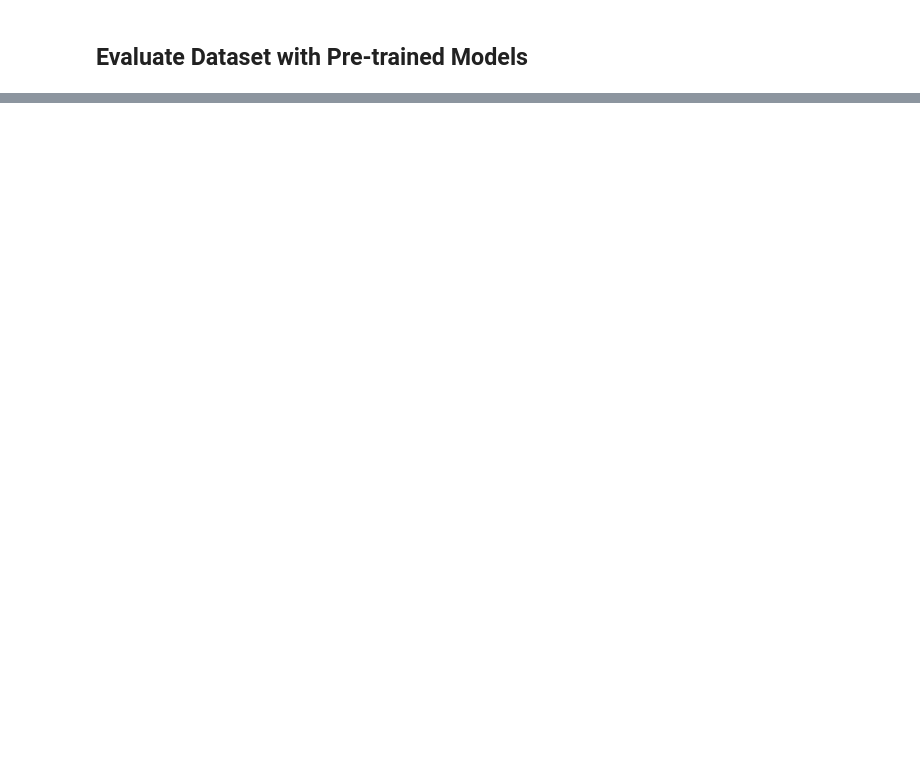
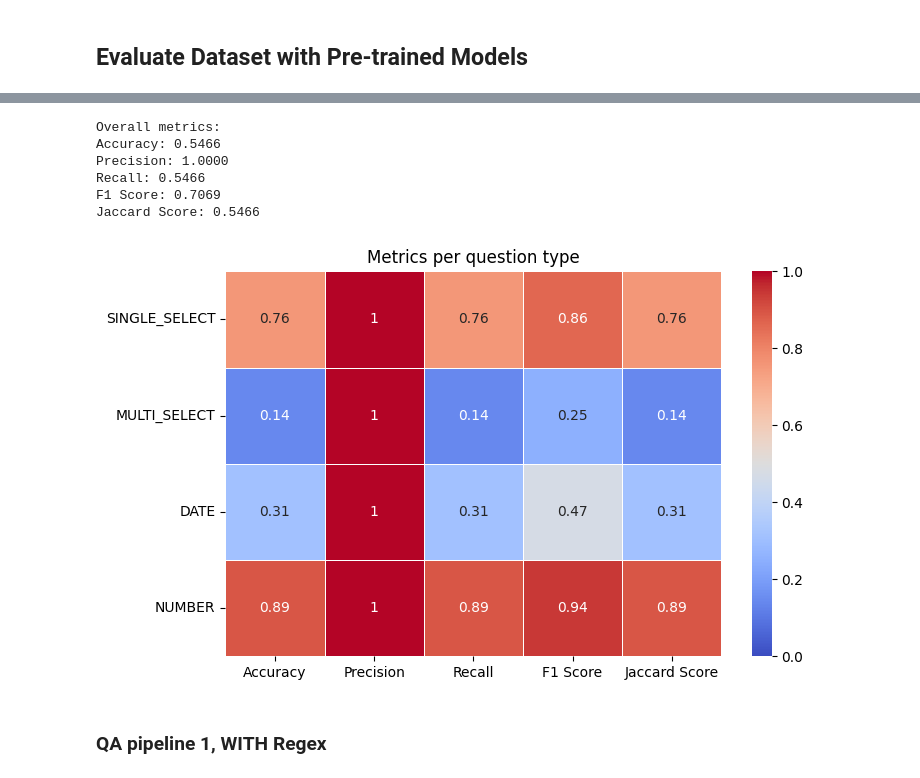
Before and after one commit to croco22/CapstoneProjectTDS, a Jupyter notebook: notebooks/02_Dataset_Evaluation.ipynb, the cells around one changed output, grey strips where cells are left out. Saved outputs shown, nothing was run; the diff lists cells and outputs as text; code cells hidden in the pictures; blank space fills up the shorter version.

```diff
--- a/notebooks/02_Dataset_Evaluation.ipynb
+++ b/notebooks/02_Dataset_Evaluation.ipynb
@@ -751,0 +469,2 @@ accuracy = predict_answers(df, t5_pipeline)
+# %%
+metrics, overall = predict_answers(data, qa_pipeline3)
@@ -751,0 +489,17 @@ accuracy = predict_answers(df, t5_pipeline)
+# %%
+print("Overall metrics:")
+for key, value in overall.items():
+    print(f"{key}: {value:.4f}")
+print()
+
+plot_metrics(metrics, overall)
+# %% [output]
+Overall metrics:
+Accuracy: 0.5466
+Precision: 1.0000
+Recall: 0.5466
+F1 Score: 0.7069
+Jaccard Score: 0.5466
+[figure, added]
+# %% [markdown]
+### QA pipeline 1, WITH Regex
```
Also changed, not shown: parts of 57 cells of this notebook.
